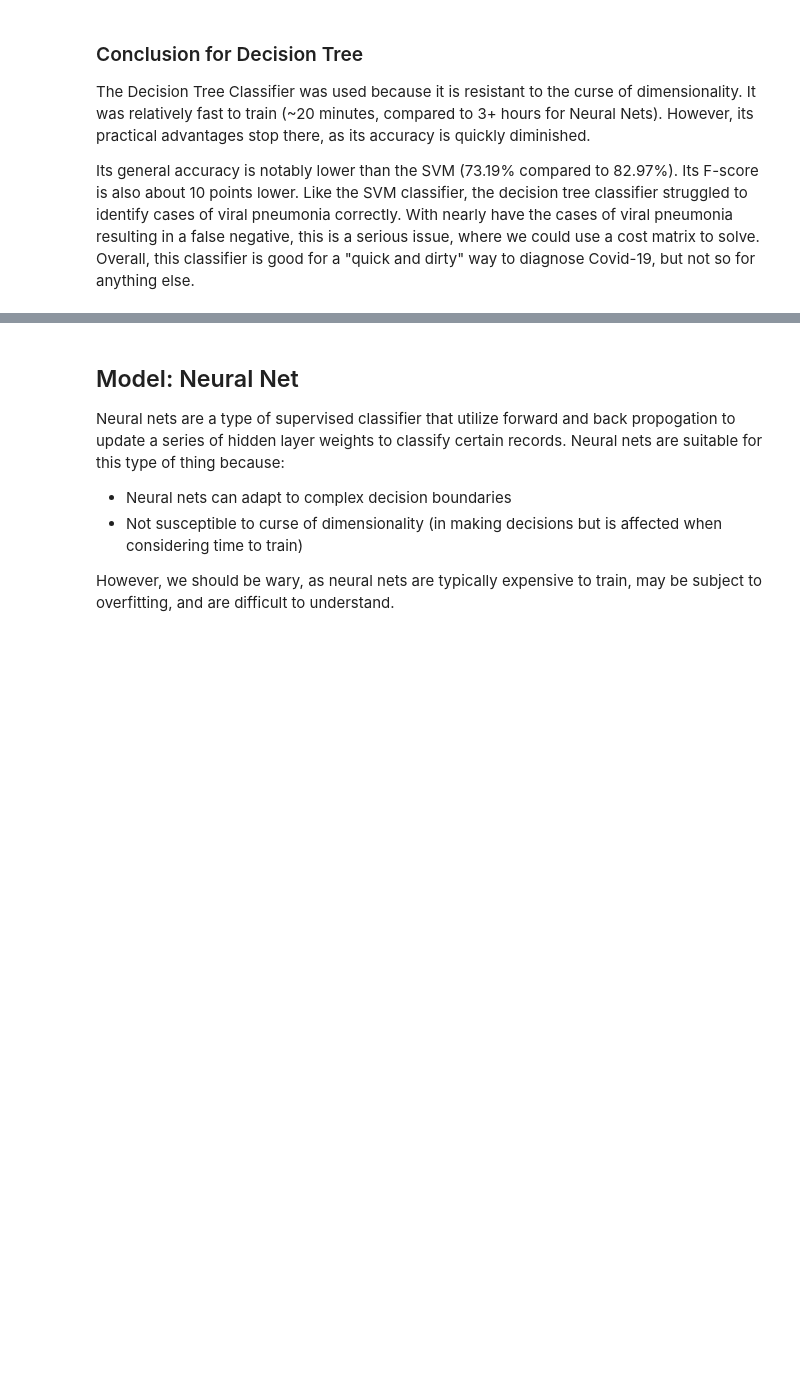
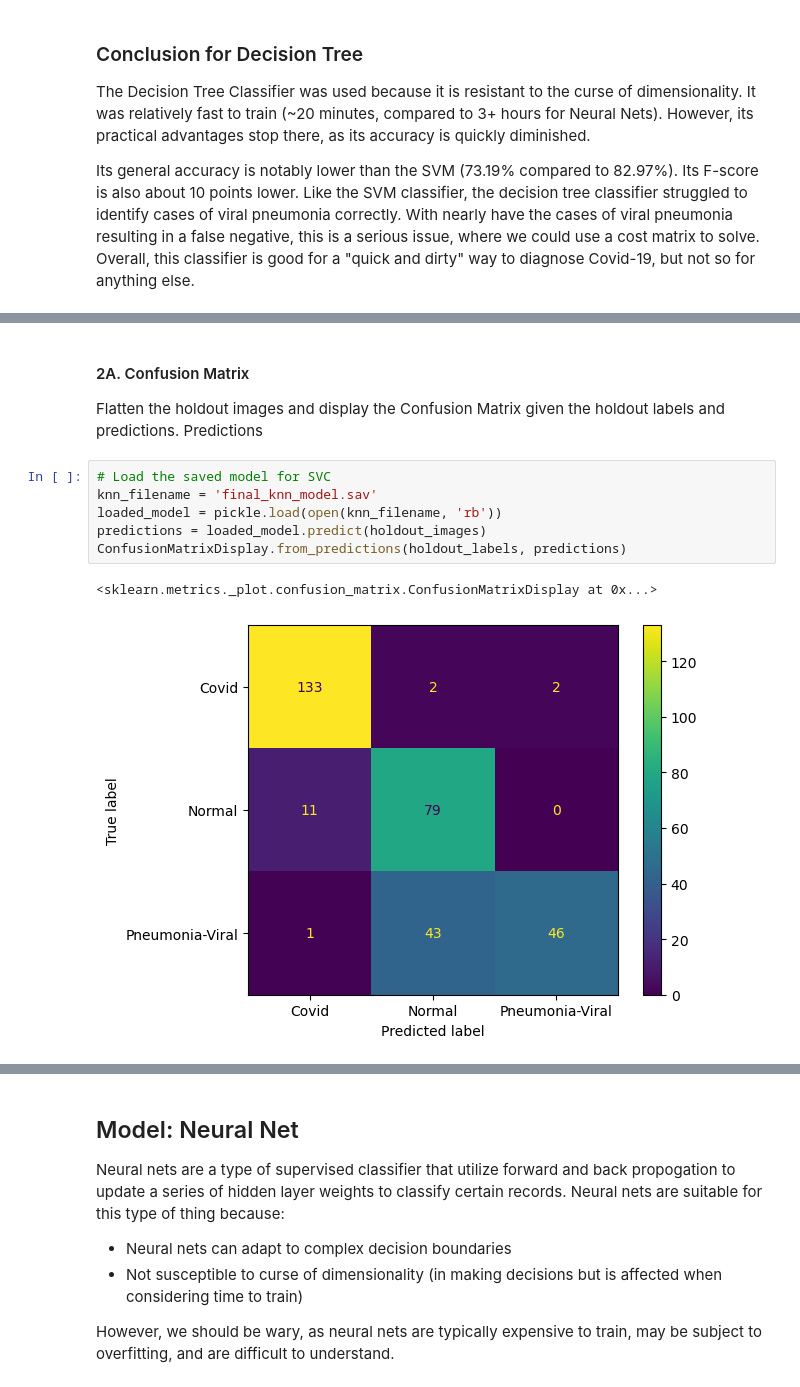
Before and after one commit to AllenJue/Image-Classification, a Jupyter notebook: ImageClassification.ipynb, the cells around one changed output, grey strips where cells are left out. Drawn from its saved outputs; the diff is of its cells as text; blank space fills up the shorter version.

```diff
--- a/ImageClassification.ipynb
+++ b/ImageClassification.ipynb
@@ -422,0 +500,12 @@ Its general accuracy is notably lower than the SVM (73.19% compared to 82.97%).
+# %% [markdown]
+#### 2A. Confusion Matrix
+Flatten the holdout images and display the Confusion Matrix given the holdout labels and predictions. Predictions
+# %%
+# Load the saved model for SVC
+knn_filename = 'final_knn_model.sav'
+loaded_model = pickle.load(open(knn_filename, 'rb'))
+predictions = loaded_model.predict(holdout_images)
+ConfusionMatrixDisplay.from_predictions(holdout_labels, predictions)
+# %% [output]
+<sklearn.metrics._plot.confusion_matrix.ConfusionMatrixDisplay at 0x...>
+[figure, added]
```
Also changed, not shown: parts of 15 cells of this notebook, 1 other file.
